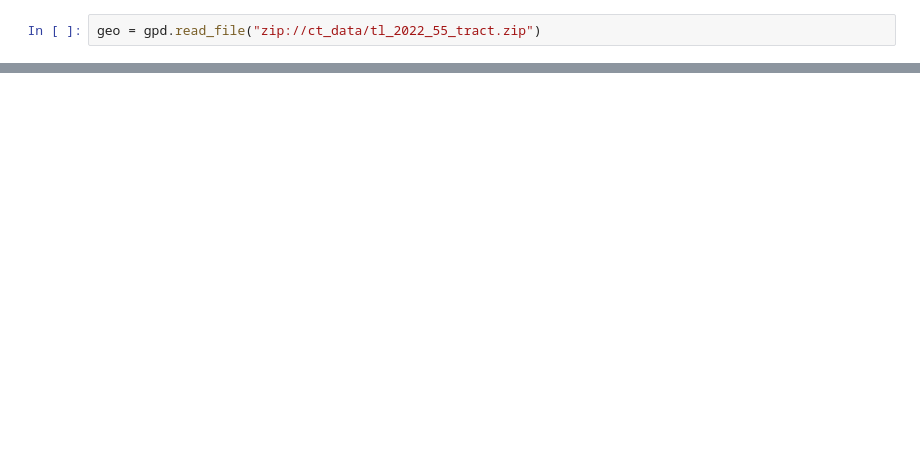
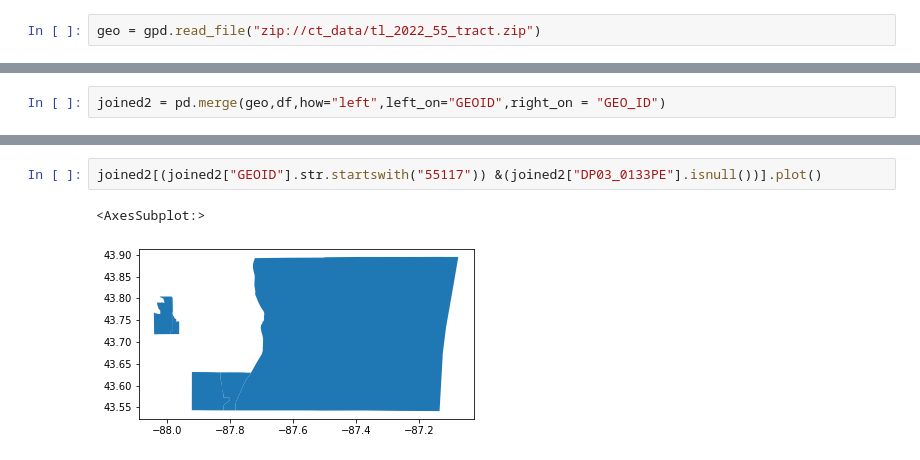
Before and after one commit to ychen884/STICC-GCC, a Jupyter notebook: process_data.ipynb, the cells around one changed output, grey strips where cells are left out. Drawn from its saved outputs; the diff is of its cells as text; blank space fills up the shorter version.

```diff
--- a/process_data.ipynb
+++ b/process_data.ipynb
@@ -73,0 +97,2 @@ geo.plot()
+# %%
+joined2 = pd.merge(geo,df,how="left",left_on="GEOID",right_on = "GEO_ID")
@@ -73,0 +125,5 @@ geo.plot()
+# %%
+joined2[(joined2["GEOID"].str.startswith("55117")) &(joined2["DP03_0133PE"].isnull())].plot()
+# %% [output]
+<AxesSubplot:>
+[figure, added]
```
Also changed, not shown: parts of 17 cells of this notebook.
